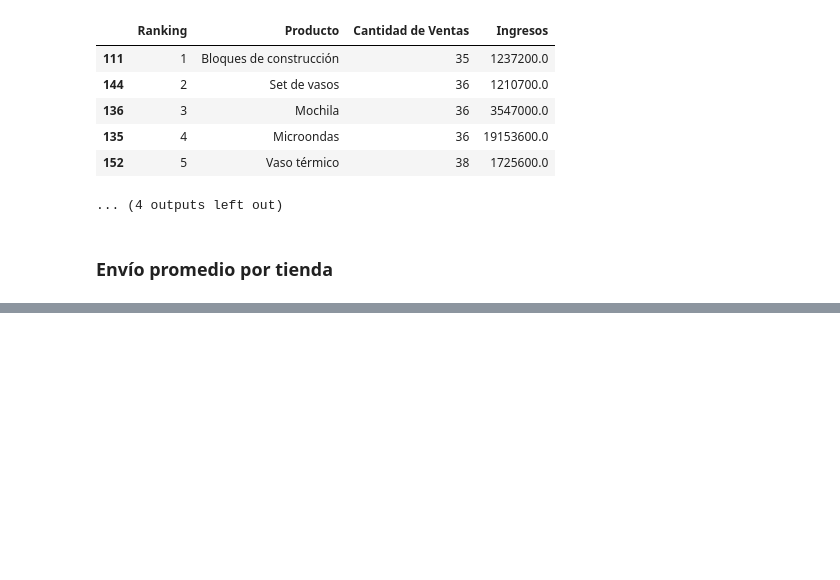
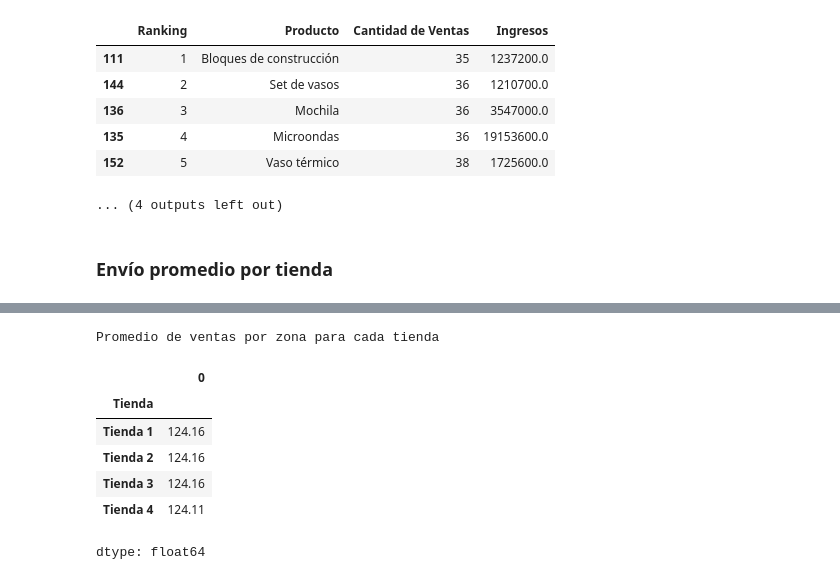
Before and after one commit to Eve113/AnalisisDeDatosEPR1, a Jupyter notebook: AnalisisDeTiendasAluraStoreEPR.ipynb, the cells around one changed output, grey strips where cells are left out. Saved outputs shown, nothing was run; the diff lists cells and outputs as text; code cells hidden in the pictures; blank space fills up the shorter version.

```diff
--- a/AnalisisDeTiendasAluraStoreEPR.ipynb
+++ b/AnalisisDeTiendasAluraStoreEPR.ipynb
@@ -327,0 +485,22 @@ La tienda con el envío más CARO es: Tienda 1
+# %%
+# Calculo del rendimiento por tienda
+
+# Cantidad de zonas donde aparece cada tienda
+zonas_por_tienda = zona_tienda.groupby("Tienda")["Zona"].nunique()
+
+# Total de ventas por tienda
+ventas_totales_por_tienda = zona_tienda.groupby("Tienda")["Ventas"].sum()
+
+# Ventas promedio por zona para cada tienda
+promedio_ventas_por_zona = (ventas_totales_por_tienda / zonas_por_tienda).round(2)
+print("Promedio de ventas por zona para cada tienda\n")
+promedio_ventas_por_zona
+# %% [output]
+Promedio de ventas por zona para cada tienda
+|  | 0 |
+| Tienda |  |
+| Tienda 1 | 124.16 |
+| Tienda 2 | 124.16 |
+| Tienda 3 | 124.16 |
+| Tienda 4 | 124.11 |
+dtype: float64
```
Also changed, not shown: parts of 11 cells of this notebook.
